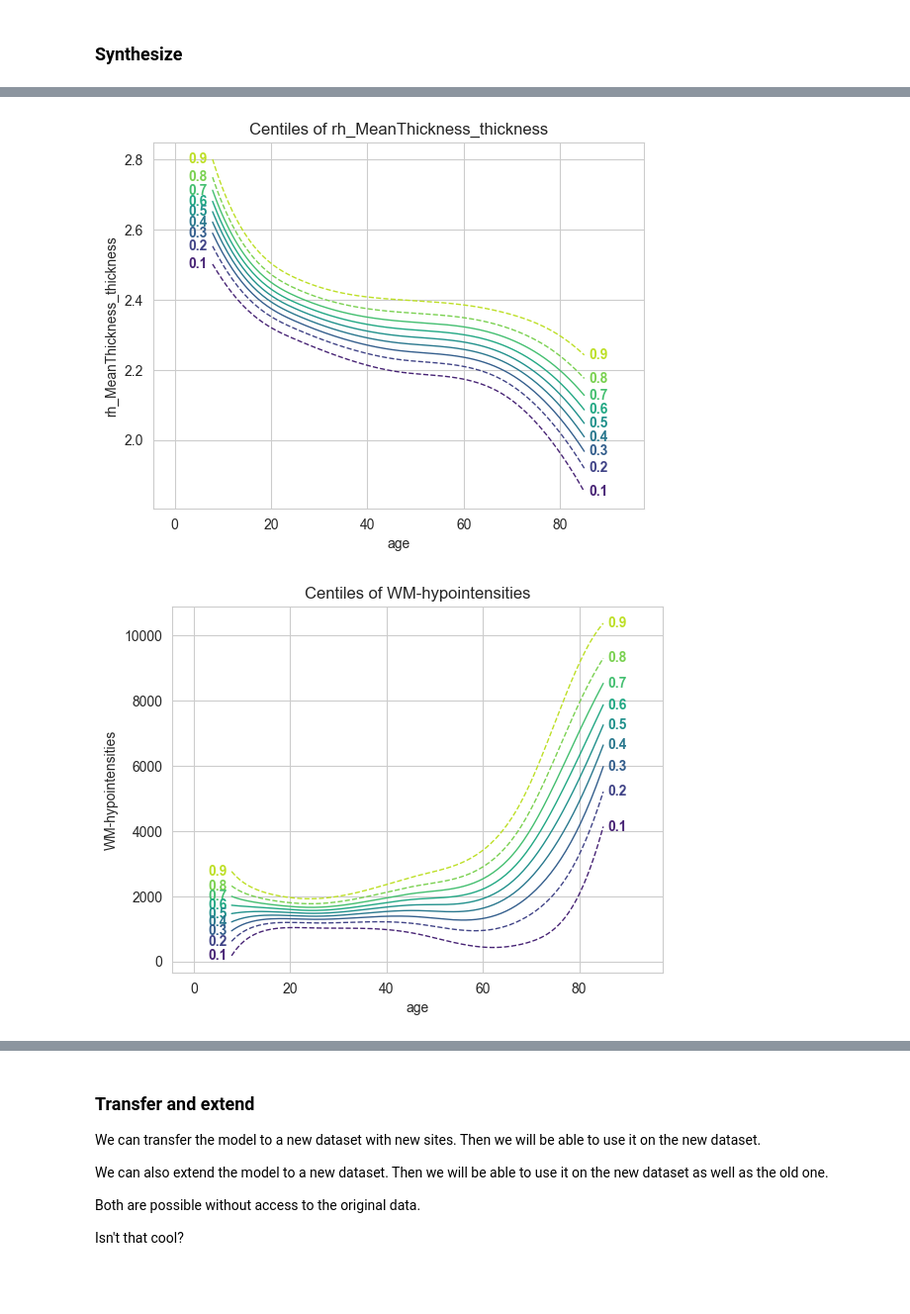
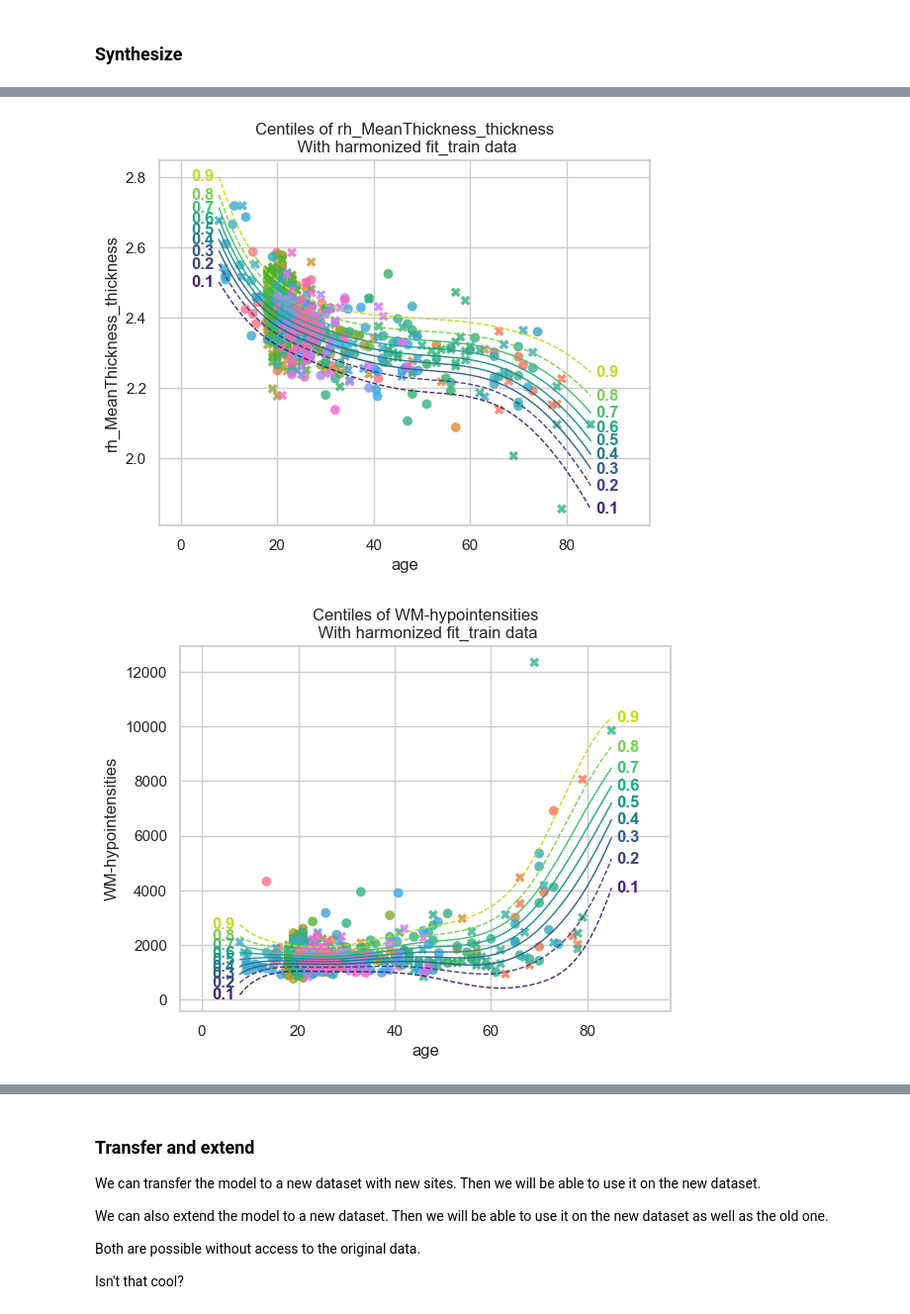
Before and after one commit to amarquand/PCNtoolkit, a Jupyter notebook: examples/normative_modelling.ipynb, the cells around one changed output, grey strips where cells are left out. Shown at 99% size. Drawn from its saved outputs; the diff is of its cells as text; code cells hidden in the pictures; blank space fills up the shorter version.

```diff
--- a/examples/normative_modelling.ipynb
+++ b/examples/normative_modelling.ipynb
@@ -50,7 +50,7 @@ def load_fcon1000():
         ).to_csv(os.path.join(resource_dir, "data/fcon1000.csv"), index=False)
 
     data = pd.read_csv(os.path.join(resource_dir, "data/fcon1000.csv"))
-    subject_ids = ["sub_id"]
+    subject_ids = "sub_id"
     covariates = ["age"]
     batch_effects = ["sex", "site"]
     # response_vars = data.columns[3:7]
@@ -344,24 +344,24 @@ plot_centiles(
 # %%
 # Synthesize new Y data for existing X data
 new_test_data = test.copy()
 
 if hasattr(new_test_data, "Y"):
     del new_test_data["Y"]
 
 synthetic = model.synthesize(new_test_data)  # <- will fill in the missing Y data
 plot_centiles(
     model,
     centiles=[0.1, 0.2, 0.3, 0.4, 0.5, 0.6, 0.7, 0.8, 0.9],
     covariate="age",  # Which covariate to plot on the x-axis
     batch_effects="all",  # You can set this to "all" to show all batch effects
-    show_data=True,  # Show the data points
+    scatter_data=train,  # Show the data points
     show_other_data=True,  # Show data points that do not match any batch effects
     harmonize_data=True,  # Set this to False to see the difference
     show_legend=False,
 )
 # %% [output]
-[figure, old version]
+[figure, new version]
-[figure, old version]
+[figure, new version]
 # %%
 plot_qq(test, plot_id_line=True, hue_data="site", split_data="site")
 sns.set_theme(style="darkgrid", rc={"axes.facecolor": (0, 0, 0, 0)})
```
Also changed, not shown: parts of 15 cells of this notebook, 16 other files.
